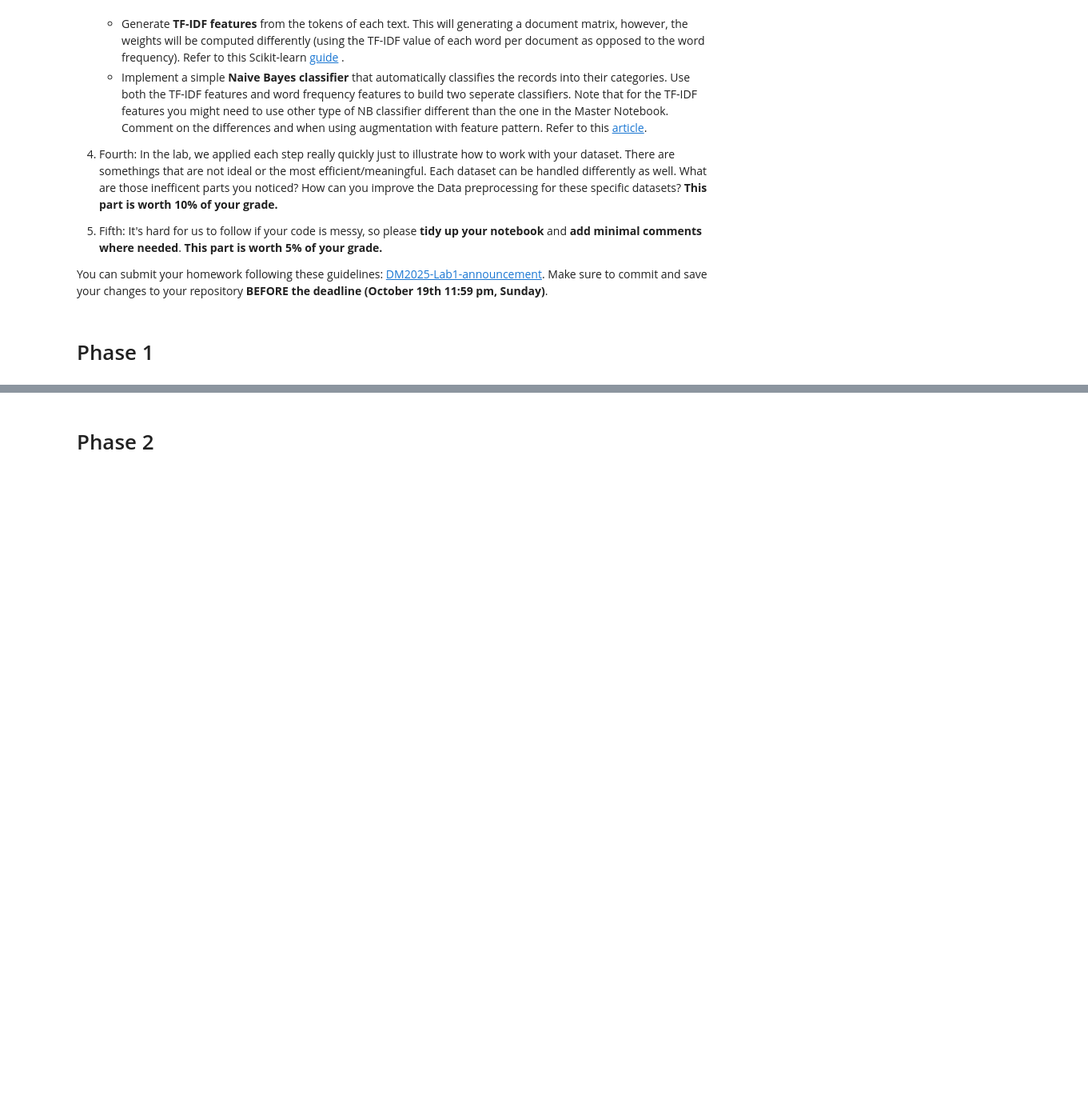
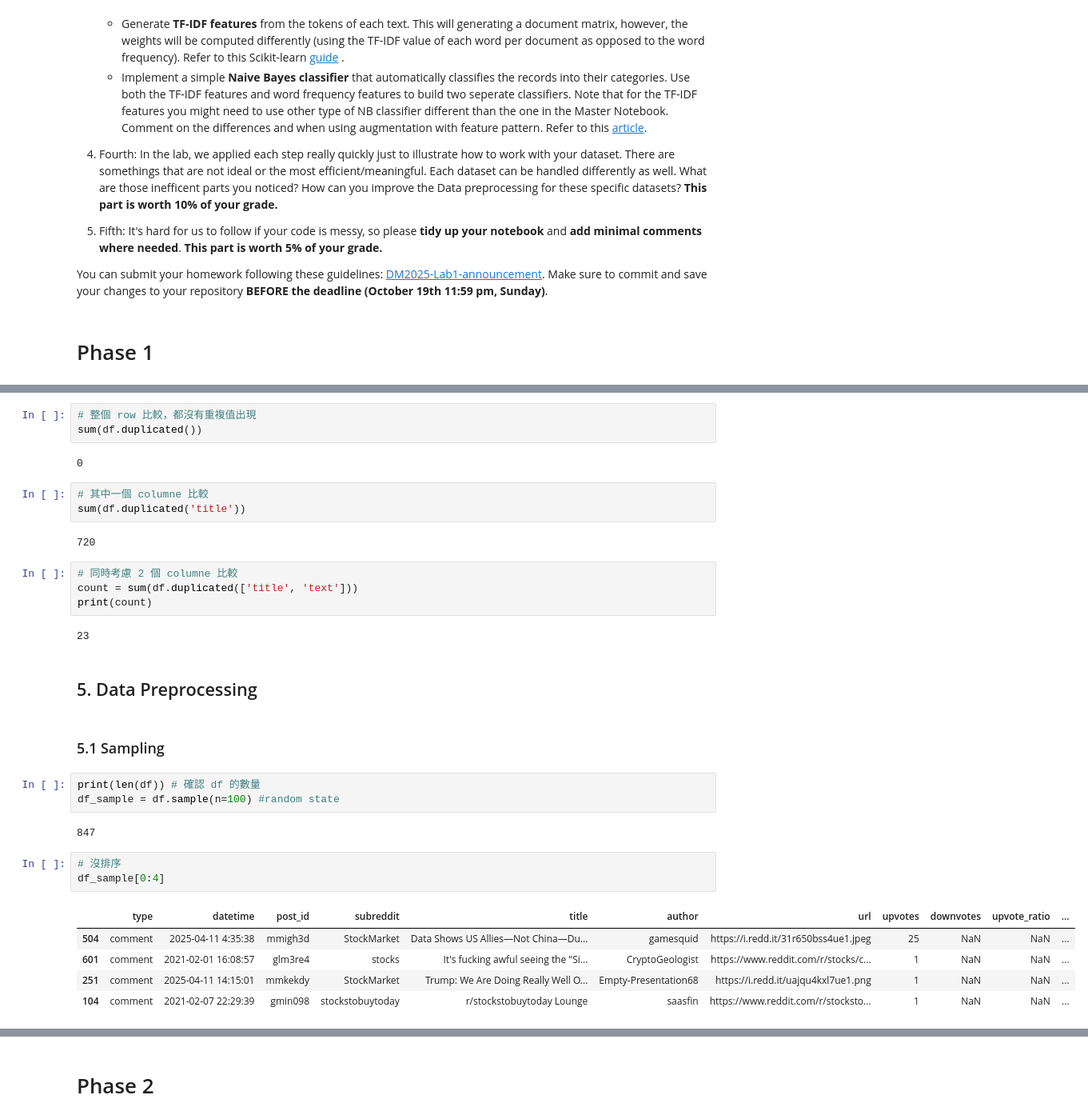
Before and after one commit to alankaohc/DM2025-Lab1-Exercise, a Jupyter notebook: DM2025-Lab1-Homework.ipynb, the cells around one changed output, grey strips where cells are left out. Shown at 80% size. Cells and saved outputs as stored; diff of their text form; blank space fills up the shorter version.

```diff
--- a/DM2025-Lab1-Homework.ipynb
+++ b/DM2025-Lab1-Homework.ipynb
@@ -62,0 +212,34 @@ You can submit your homework following these guidelines: [DM2025-Lab1-announceme
+# %%
+# 整個 row 比較，都沒有重複值出現
+sum(df.duplicated())
+# %% [output]
+0
+# %%
+# 其中一個 columne 比較
+sum(df.duplicated('title'))
+# %% [output]
+720
+# %%
+# 同時考慮 2 個 columne 比較
+count = sum(df.duplicated(['title', 'text']))
+print(count)
+# %% [output]
+23
+# %% [markdown]
+## 5.  Data Preprocessing
+# %% [markdown]
+### 5.1 Sampling
+# %%
+print(len(df)) # 確認 df 的數量
+df_sample = df.sample(n=100) #random state
+# %% [output]
+847
+# %%
+# 沒排序
+df_sample[0:4]
+# %% [output]
+|  | type | datetime | post_id | subreddit | title | author | url | upvotes | downvotes | upvote_ratio | ... |
+| 504 | comment | 2025-04-11 4:35:38 | mmigh3d | StockMarket | Data Shows US Allies—Not China—Du... | gamesquid | https://i.redd.it/31r650bss4ue1.jpeg | 25 | NaN | NaN | ... |
+| 601 | comment | 2021-02-01 16:08:57 | glm3re4 | stocks | It's fucking awful seeing the "Si... | CryptoGeologist | https://www.reddit.com/r/stocks/c... | 1 | NaN | NaN | ... |
+| 251 | comment | 2025-04-11 14:15:01 | mmkekdy | StockMarket | Trump: We Are Doing Really Well O... | Empty-Presentation68 | https://i.redd.it/uajqu4kxl7ue1.png | 1 | NaN | NaN | ... |
+| 104 | comment | 2021-02-07 22:29:39 | gmin098 | stockstobuytoday | r/stockstobuytoday Lounge | saasfin | https://www.reddit.com/r/stocksto... | 1 | NaN | NaN | ... |
```
Also changed, not shown: parts of 27 cells of this notebook, 1 other file.
